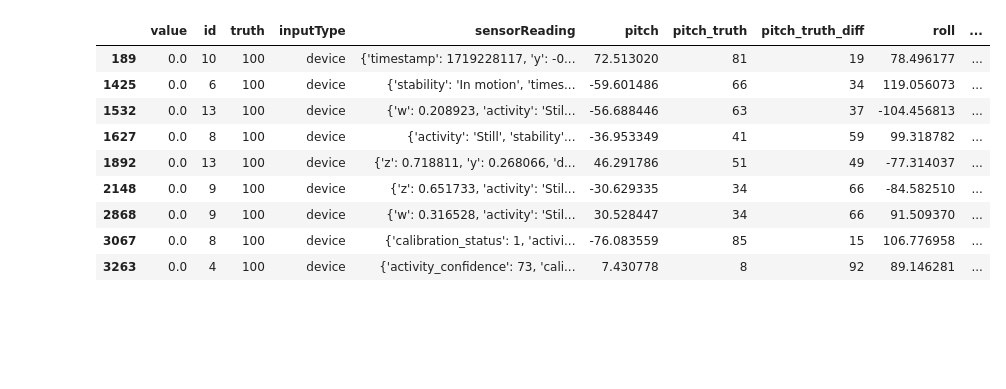
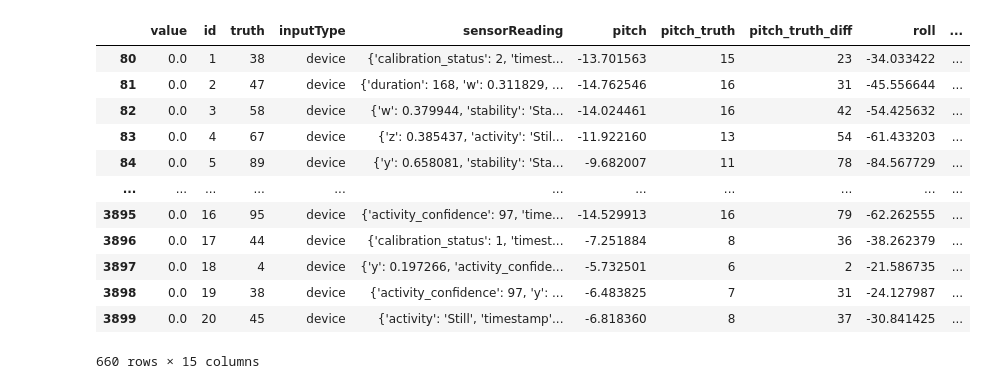
Before and after one commit to johalexander/subjective-self-tracking, a Jupyter notebook: prototype/code/visualisations/visualisations_app.ipynb, the cells around one changed output. Cells and saved outputs as stored; diff of their text form; code cells hidden in the pictures; blank space fills up the shorter version.

```diff
--- a/prototype/code/visualisations/visualisations_app.ipynb
+++ b/prototype/code/visualisations/visualisations_app.ipynb
@@ -146,14 +240,17 @@ plt.show()
 # %%
-df[(df["experiment_type"] == "gesture_roll_number") & (df["truth"] == 100)]
+df[(df["experiment_type"] == "gesture_roll_number")]
 # %% [output]
 |  | value | id | truth | inputType | sensorReading | pitch | pitch_truth | pitch_truth_diff | roll | ... |
-| 189 | 0.0 | 10 | 100 | device | {'timestamp': 1719228117, 'y': -0... | 72.513020 | 81 | 19 | 78.496177 | ... |
-| 1425 | 0.0 | 6 | 100 | device | {'stability': 'In motion', 'times... | -59.601486 | 66 | 34 | 119.056073 | ... |
-| 1532 | 0.0 | 13 | 100 | device | {'w': 0.208923, 'activity': 'Stil... | -56.688446 | 63 | 37 | -104.456813 | ... |
-| 1627 | 0.0 | 8 | 100 | device | {'activity': 'Still', 'stability'... | -36.953349 | 41 | 59 | 99.318782 | ... |
-| 1892 | 0.0 | 13 | 100 | device | {'z': 0.718811, 'y': 0.268066, 'd... | 46.291786 | 51 | 49 | -77.314037 | ... |
-| 2148 | 0.0 | 9 | 100 | device | {'z': 0.651733, 'activity': 'Stil... | -30.629335 | 34 | 66 | -84.582510 | ... |
-| 2868 | 0.0 | 9 | 100 | device | {'w': 0.316528, 'activity': 'Stil... | 30.528447 | 34 | 66 | 91.509370 | ... |
-| 3067 | 0.0 | 8 | 100 | device | {'calibration_status': 1, 'activi... | -76.083559 | 85 | 15 | 106.776958 | ... |
-| 3263 | 0.0 | 4 | 100 | device | {'activity_confidence': 73, 'cali... | 7.430778 | 8 | 92 | 89.146281 | ... |
+| 80 | 0.0 | 1 | 38 | device | {'calibration_status': 2, 'timest... | -13.701563 | 15 | 23 | -34.033422 | ... |
+| 81 | 0.0 | 2 | 47 | device | {'duration': 168, 'w': 0.311829, ... | -14.762546 | 16 | 31 | -45.556644 | ... |
+| 82 | 0.0 | 3 | 58 | device | {'w': 0.379944, 'stability': 'Sta... | -14.024461 | 16 | 42 | -54.425632 | ... |
+| 83 | 0.0 | 4 | 67 | device | {'z': 0.385437, 'activity': 'Stil... | -11.922160 | 13 | 54 | -61.433203 | ... |
+| 84 | 0.0 | 5 | 89 | device | {'y': 0.658081, 'stability': 'Sta... | -9.682007 | 11 | 78 | -84.567729 | ... |
+| ... | ... | ... | ... | ... | ... | ... | ... | ... | ... | ... |
+| 3895 | 0.0 | 16 | 95 | device | {'activity_confidence': 97, 'time... | -14.529913 | 16 | 79 | -62.262555 | ... |
+| 3896 | 0.0 | 17 | 44 | device | {'calibration_status': 1, 'timest... | -7.251884 | 8 | 36 | -38.262379 | ... |
+| 3897 | 0.0 | 18 | 4 | device | {'y': 0.197266, 'activity_confide... | -5.732501 | 6 | 2 | -21.586735 | ... |
+| 3898 | 0.0 | 19 | 38 | device | {'activity_confidence': 97, 'y': ... | -6.483825 | 7 | 31 | -24.127987 | ... |
+| 3899 | 0.0 | 20 | 45 | device | {'activity': 'Still', 'timestamp'... | -6.818360 | 8 | 37 | -30.841425 | ... |
+660 rows × 15 columns
 # %%
```
Also changed, not shown: parts of 5 cells of this notebook, 9 other files.
